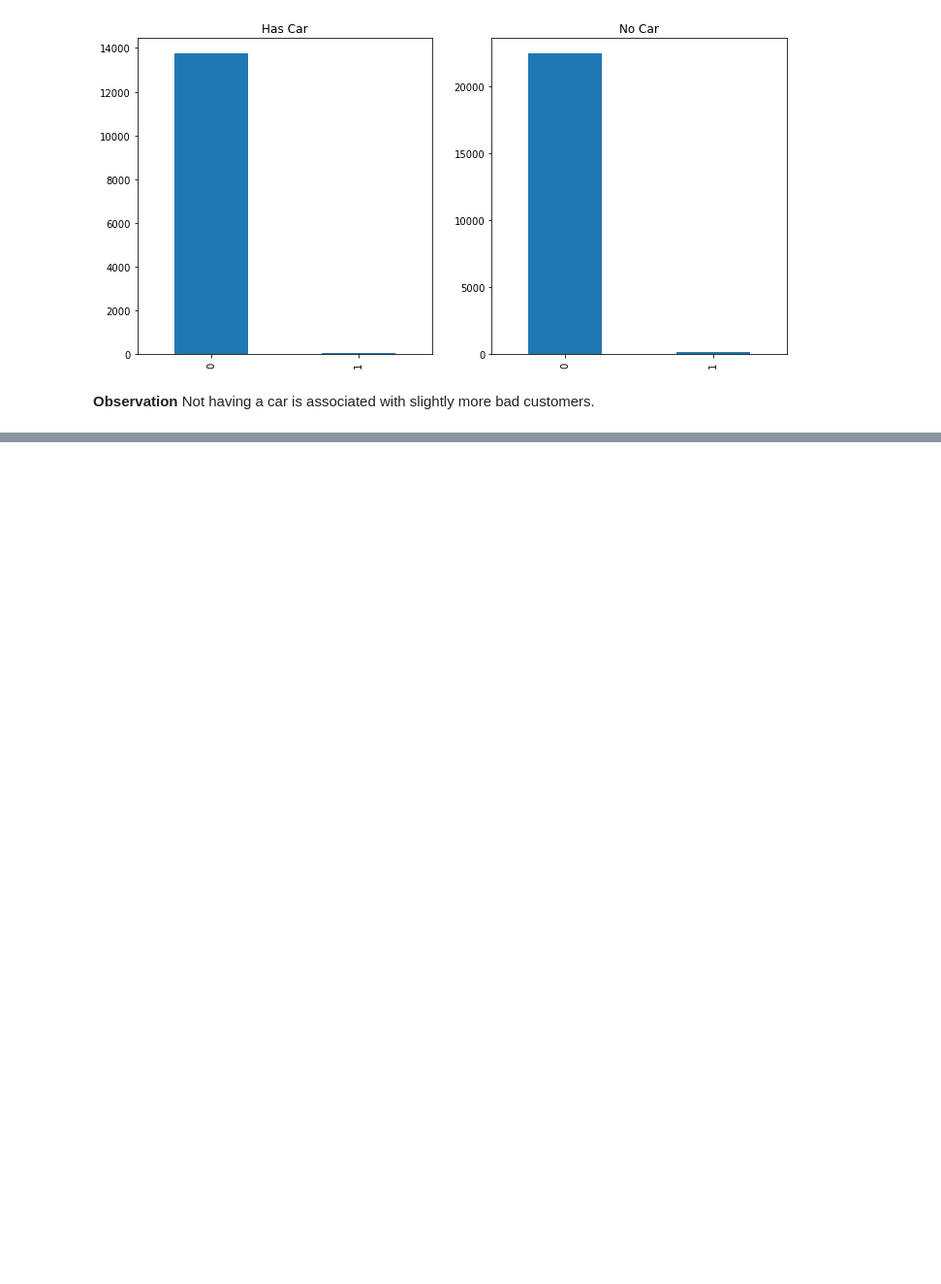
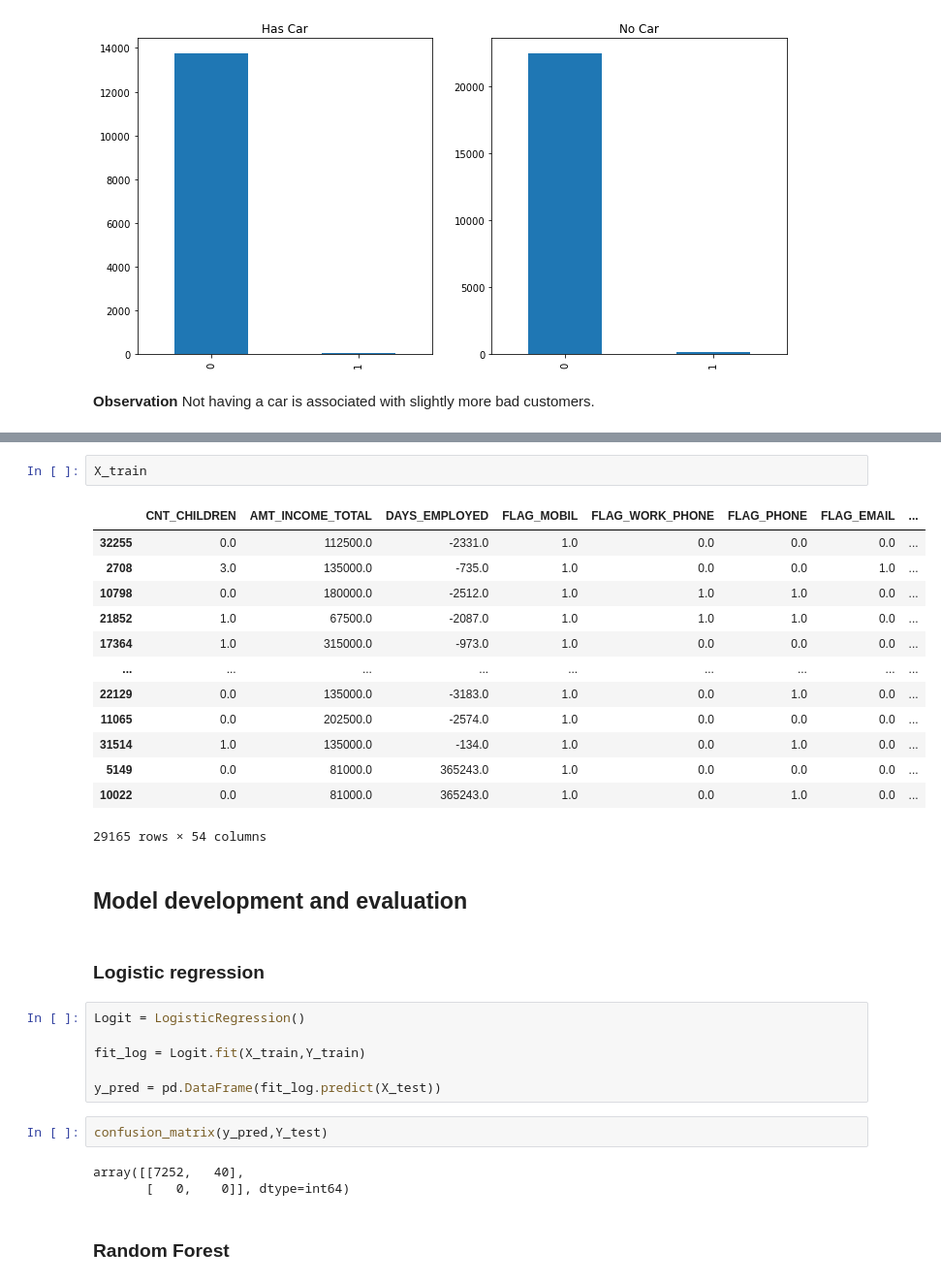
Before and after one commit to jmoschos/Credit-score-approval, a Jupyter notebook: Credit_score.ipynb, the cells around one changed output, grey strips where cells are left out. Shown at 97% size. Saved outputs shown, nothing was run; the diff lists cells and outputs as text; blank space fills up the shorter version.

```diff
--- a/Credit_score.ipynb
+++ b/Credit_score.ipynb
@@ -401,0 +459,33 @@ plt.show()
+# %%
+X_train
+# %% [output]
+|  | CNT_CHILDREN | AMT_INCOME_TOTAL | DAYS_EMPLOYED | FLAG_MOBIL | FLAG_WORK_PHONE | FLAG_PHONE | FLAG_EMAIL | ... |
+| 32255 | 0.0 | 112500.0 | -2331.0 | 1.0 | 0.0 | 0.0 | 0.0 | ... |
+| 2708 | 3.0 | 135000.0 | -735.0 | 1.0 | 0.0 | 0.0 | 1.0 | ... |
+| 10798 | 0.0 | 180000.0 | -2512.0 | 1.0 | 1.0 | 1.0 | 0.0 | ... |
+| 21852 | 1.0 | 67500.0 | -2087.0 | 1.0 | 1.0 | 1.0 | 0.0 | ... |
+| 17364 | 1.0 | 315000.0 | -973.0 | 1.0 | 0.0 | 0.0 | 0.0 | ... |
+| ... | ... | ... | ... | ... | ... | ... | ... | ... |
+| 22129 | 0.0 | 135000.0 | -3183.0 | 1.0 | 0.0 | 1.0 | 0.0 | ... |
+| 11065 | 0.0 | 202500.0 | -2574.0 | 1.0 | 0.0 | 0.0 | 0.0 | ... |
+| 31514 | 1.0 | 135000.0 | -134.0 | 1.0 | 0.0 | 1.0 | 0.0 | ... |
+| 5149 | 0.0 | 81000.0 | 365243.0 | 1.0 | 0.0 | 0.0 | 0.0 | ... |
+| 10022 | 0.0 | 81000.0 | 365243.0 | 1.0 | 0.0 | 1.0 | 0.0 | ... |
+29165 rows × 54 columns
+# %% [markdown]
+## Model development and evaluation
+# %% [markdown]
+### Logistic regression
+# %%
+Logit = LogisticRegression()
+
+fit_log = Logit.fit(X_train,Y_train)
+
+y_pred = pd.DataFrame(fit_log.predict(X_test))
+# %%
+confusion_matrix(y_pred,Y_test)
+# %% [output]
+array([[7252,   40],
+       [   0,    0]], dtype=int64)
+# %% [markdown]
+### Random Forest
```
Also changed, not shown: parts of 16 cells of this notebook.
